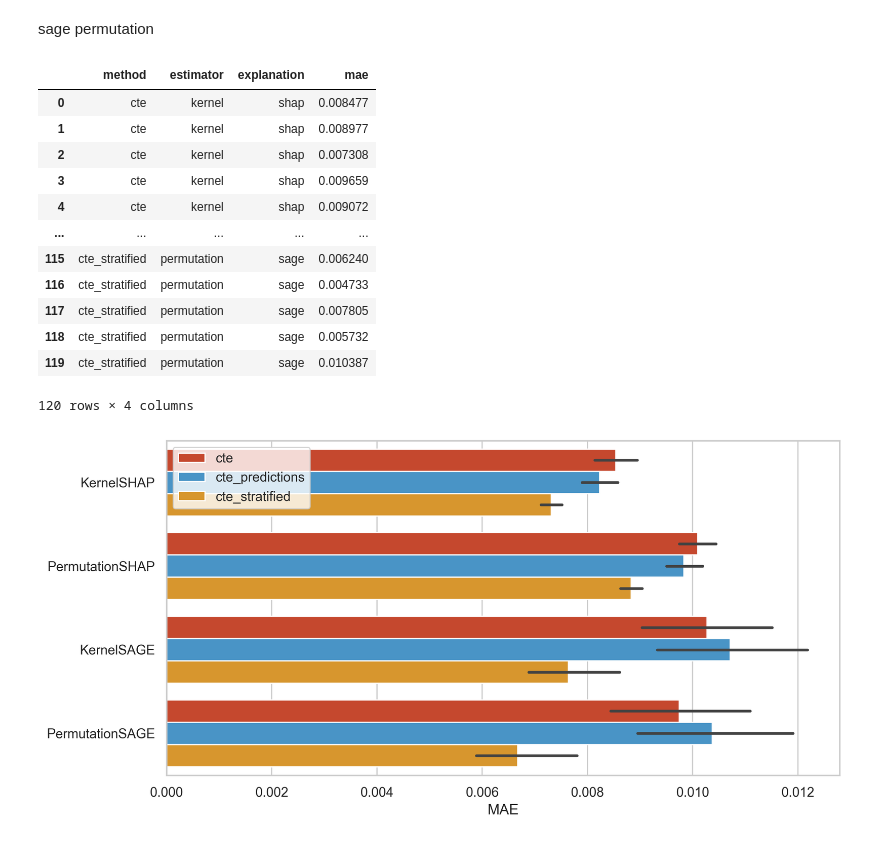
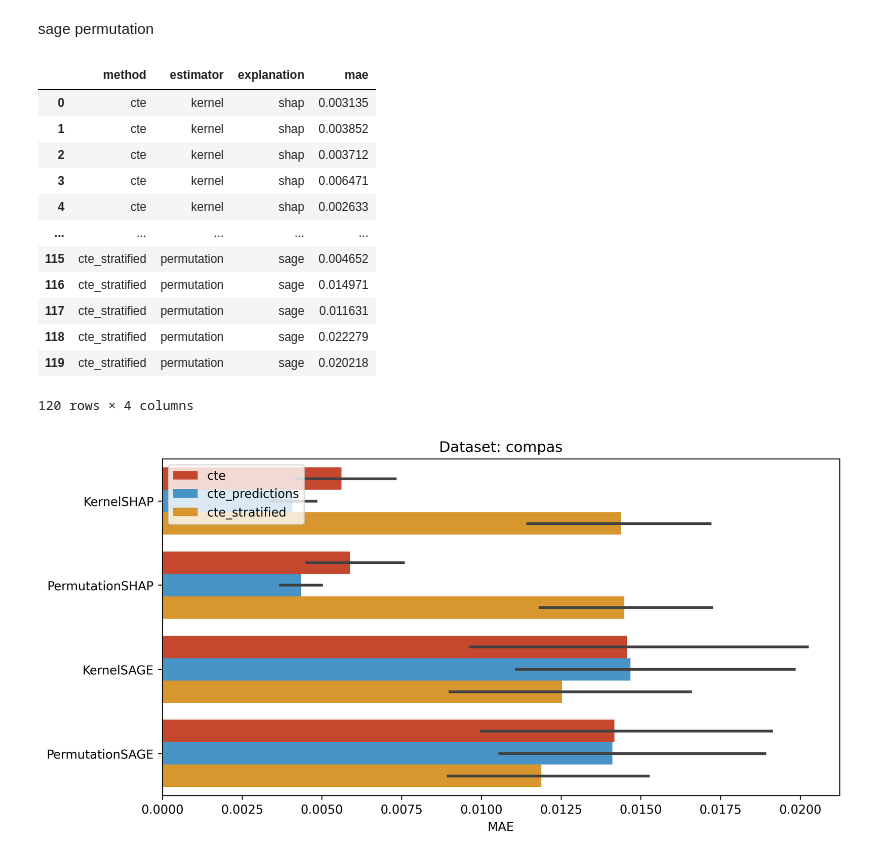
Before and after one commit to kateqwerty001/bsc-compress-then-explain, a Jupyter notebook: visualizations/part1.ipynb, the cells around one changed output. Cells and saved outputs as stored; diff of their text form; code cells hidden in the pictures.

Commit message:
visualization for compas + small fixes to experiments .py files and the code of MAE visualization

```diff
--- a/visualizations/part1.ipynb
+++ b/visualizations/part1.ipynb
@@ -17,12 +15,16 @@ import shap
 
 np.random.seed(0)
 
-data_name = 'german'
-shap_values_cte_path = f'../metadata/{data_name}/cte_shap_sage_results_0_10.npy'
-times_cte_info_path = f'../metadata/{data_name}/cte_shap_sage_times_0_10.csv'
+ground_truth_repeat = 3
+cte_repeat = 10
 
-shap_values_gt_path = f'../metadata/{data_name}/ground_truth_shap_sage_results_0_1.npy'
-times_gt_info_path = f'../metadata/{data_name}/ground_truth_shap_sage_times_0_1.csv'
+
+data_name = 'compas'
+shap_values_cte_path = f'../metadata/{data_name}/cte_shap_sage_results_0_{cte_repeat}.npy'
+times_cte_info_path = f'../metadata/{data_name}/cte_shap_sage_times_0_{cte_repeat}.csv'
+
+shap_values_gt_path = f'../metadata/{data_name}/ground_truth_shap_sage_results_0_{ground_truth_repeat}.npy'
+times_gt_info_path = f'../metadata/{data_name}/ground_truth_shap_sage_times_0_{ground_truth_repeat}.csv'
 # %% [markdown]
 ### load calculated shap and sage explanations data for 'ann' model
 # %%
@@ -36,3 +58,23 @@ times_gt_info = pd.read_csv(times_gt_info_path)
+# %%
+shap_values_gt_ = {}
+
+shap_values_gt_['ground_truth_sage_kernel'] = np.mean(
+    np.array([shap_values_gt['ground_truth_sage_kernel'][i] for i in range(ground_truth_repeat)]),
+    axis=0
+)
+shap_values_gt_['ground_truth_sage_permutation'] = np.mean(
+    np.array([shap_values_gt['ground_truth_sage_permutation'][i] for i in range(ground_truth_repeat)]),
+    axis=0
+)
+shap_values_gt_['ground_truth_shap_kernel'] = np.mean(
+    np.array([shap_values_gt['ground_truth_shap_kernel'][i] for i in range(ground_truth_repeat)]),
+    axis=0
+)
+shap_values_gt_['ground_truth_shap_permutation'] = np.mean(
+    np.array([shap_values_gt['ground_truth_shap_permutation'][i] for i in range(ground_truth_repeat)]),
+    axis=0
+)
+shap_values_gt=shap_values_gt_
 # %% [markdown]
 ### barplot MAE
 # %%
@@ -122,30 +164,31 @@ for method in methods:
 results
 # %% [output]
 |  | method | estimator | explanation | mae |
-| 0 | cte | kernel | shap | 0.008477 |
-| 1 | cte | kernel | shap | 0.008977 |
-| 2 | cte | kernel | shap | 0.007308 |
-| 3 | cte | kernel | shap | 0.009659 |
-| 4 | cte | kernel | shap | 0.009072 |
+| 0 | cte | kernel | shap | 0.003135 |
+| 1 | cte | kernel | shap | 0.003852 |
+| 2 | cte | kernel | shap | 0.003712 |
+| 3 | cte | kernel | shap | 0.006471 |
+| 4 | cte | kernel | shap | 0.002633 |
 | ... | ... | ... | ... | ... |
-| 115 | cte_stratified | permutation | sage | 0.006240 |
-| 116 | cte_stratified | permutation | sage | 0.004733 |
-| 117 | cte_stratified | permutation | sage | 0.007805 |
-| 118 | cte_stratified | permutation | sage | 0.005732 |
-| 119 | cte_stratified | permutation | sage | 0.010387 |
+| 115 | cte_stratified | permutation | sage | 0.004652 |
+| 116 | cte_stratified | permutation | sage | 0.014971 |
+| 117 | cte_stratified | permutation | sage | 0.011631 |
+| 118 | cte_stratified | permutation | sage | 0.022279 |
+| 119 | cte_stratified | permutation | sage | 0.020218 |
 120 rows × 4 columns
 # %%
 results['exp_est'] = results['estimator'].str.capitalize() + results['explanation'].str.upper()
 # %%
 import seaborn as sns
 import matplotlib.pyplot as plt
 
 plt.figure(figsize=(10, 5), dpi=300)
 sns.barplot(y='exp_est', x='mae', hue='method', data=results, palette=['#DE3815', '#3498DB', '#F39C12'])
 
 plt.legend(bbox_to_anchor=(0, 1), loc='upper left')
+plt.title("Dataset: " + data_name)
 plt.ylabel("")
 plt.xlabel("MAE")
 plt.show()
 # %% [output]
-[figure, old version]
+[figure, new version]
```
Also changed, not shown: parts of 3 cells of this notebook, 4 other files.
